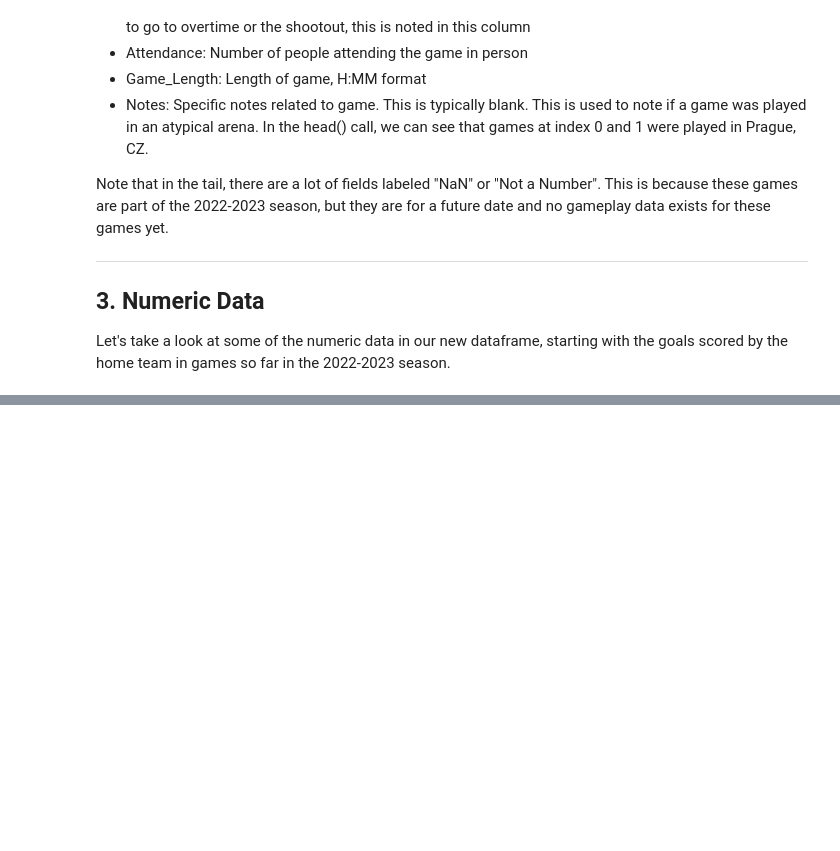
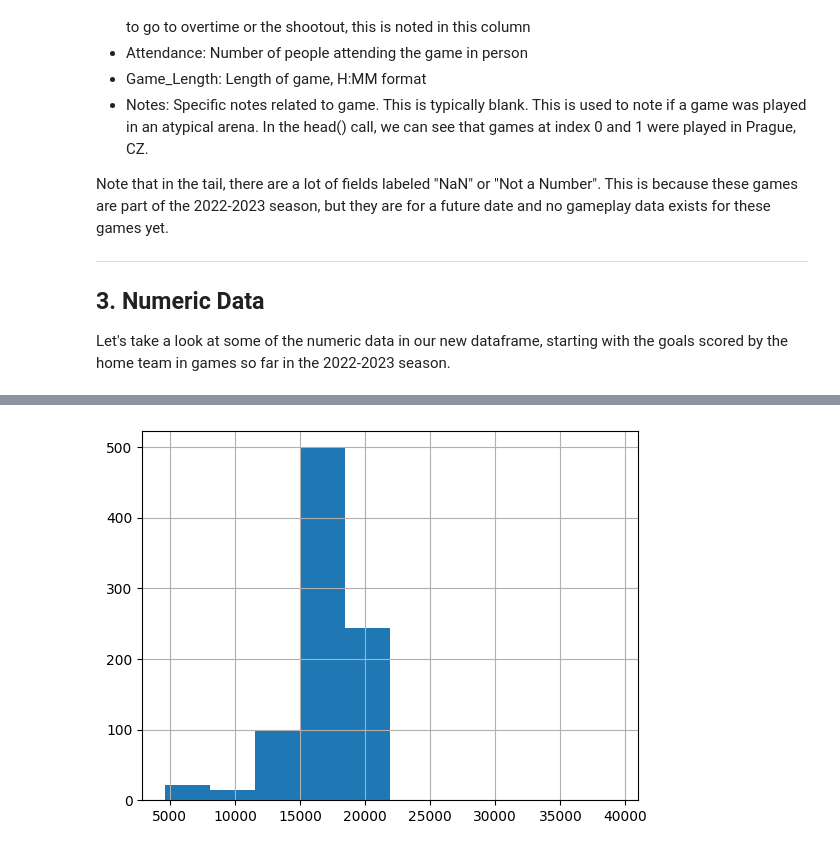
Before and after one commit to tgormly/datafun-06-projects, a Jupyter notebook: Task3.ipynb, the cells around one changed output, grey strips where cells are left out. Drawn from its saved outputs; the diff is of its cells as text; code cells hidden in the pictures; blank space fills up the shorter version.

```diff
--- a/Task3.ipynb
+++ b/Task3.ipynb
@@ -131,0 +150,4 @@ TODO:
+# %%
+hist = df.Attendance.hist()
+# %% [output]
+[figure, added]
```
Also changed, not shown: parts of 33 cells of this notebook, 1 other file.
